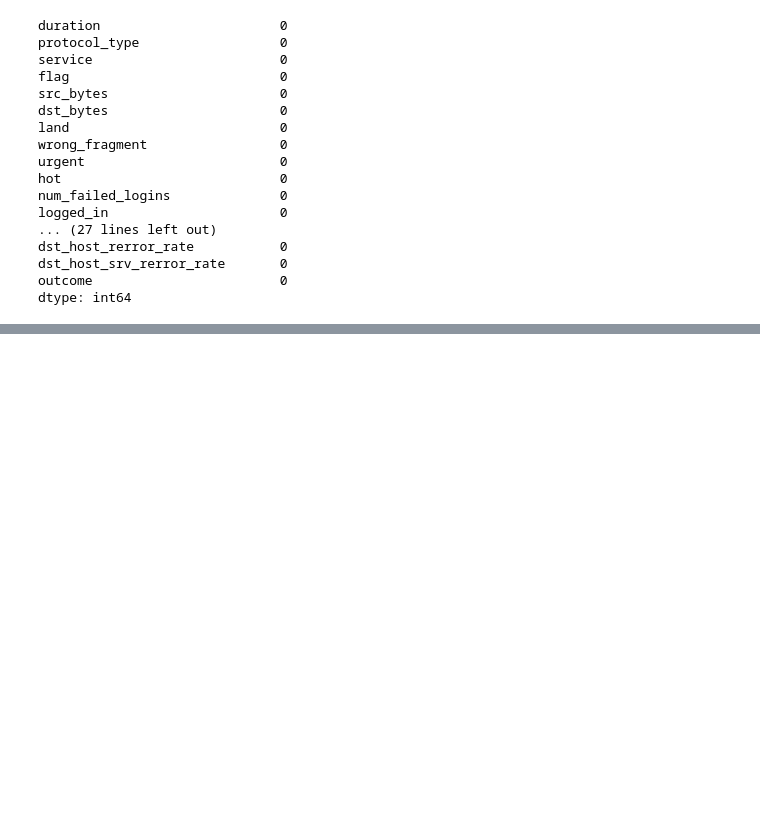
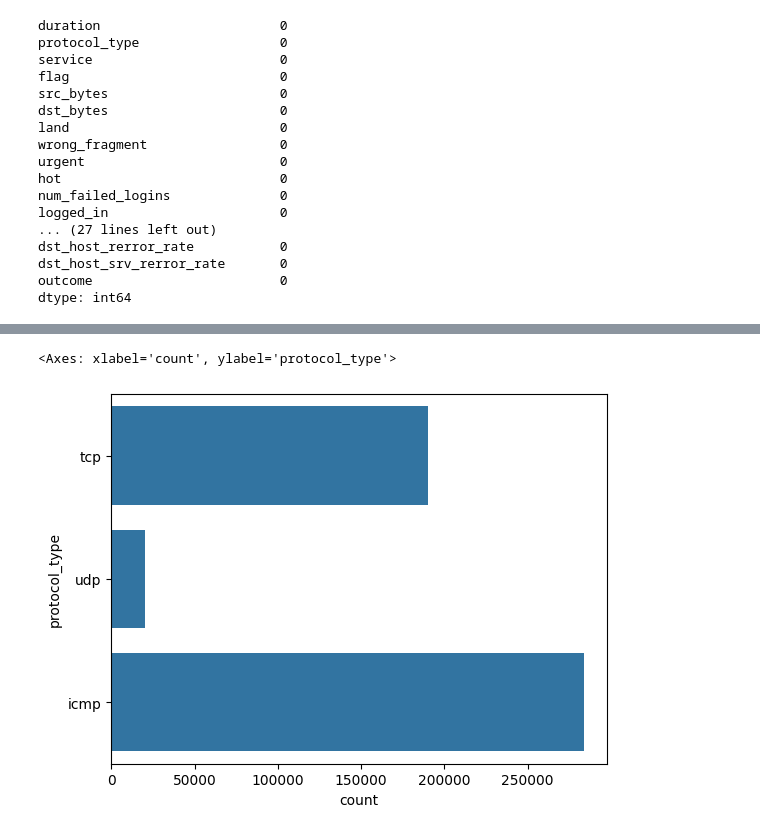
Before and after one commit to jancewicz/PJATK---Artificial-Intelligence-Postgraduate-Studies-, a Jupyter notebook: keras/pawel_jancewicz_pr8_2026/network_traffic/network_traffic.ipynb, the cells around one changed output, grey strips where cells are left out. Saved outputs shown, nothing was run; the diff lists cells and outputs as text; code cells hidden in the pictures; blank space fills up the shorter version.

```diff
--- a/keras/pawel_jancewicz_pr8_2026/network_traffic/network_traffic.ipynb
+++ b/keras/pawel_jancewicz_pr8_2026/network_traffic/network_traffic.ipynb
@@ -136,0 +155,6 @@ dtype: int64
+# %%
+# 3 values total, where icmp is the dominant, feature can be encoded with one-hot encoder
+sns.countplot(df["protocol_type"])
+# %% [output]
+<Axes: xlabel='count', ylabel='protocol_type'>
+[figure, added]
```
Also changed, not shown: parts of 6 cells of this notebook.
